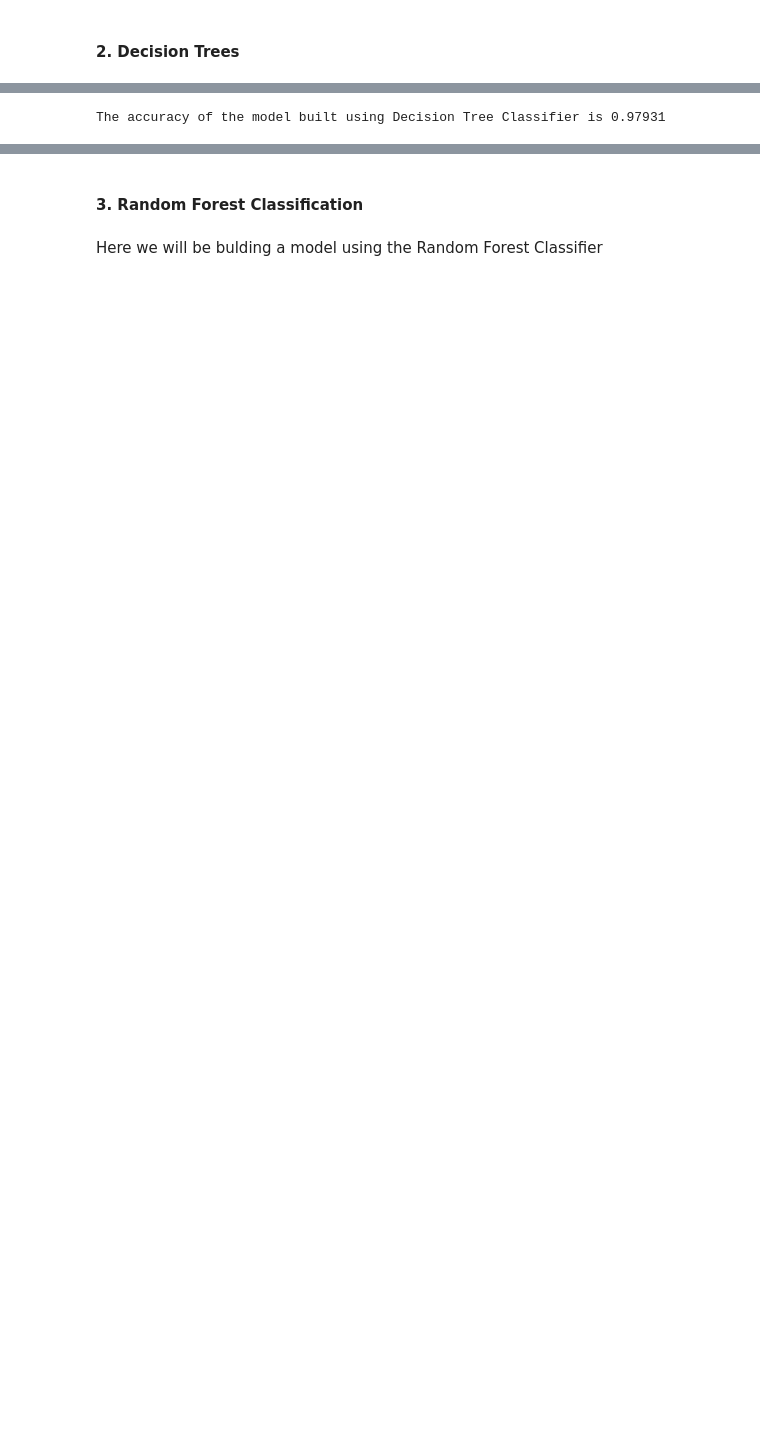
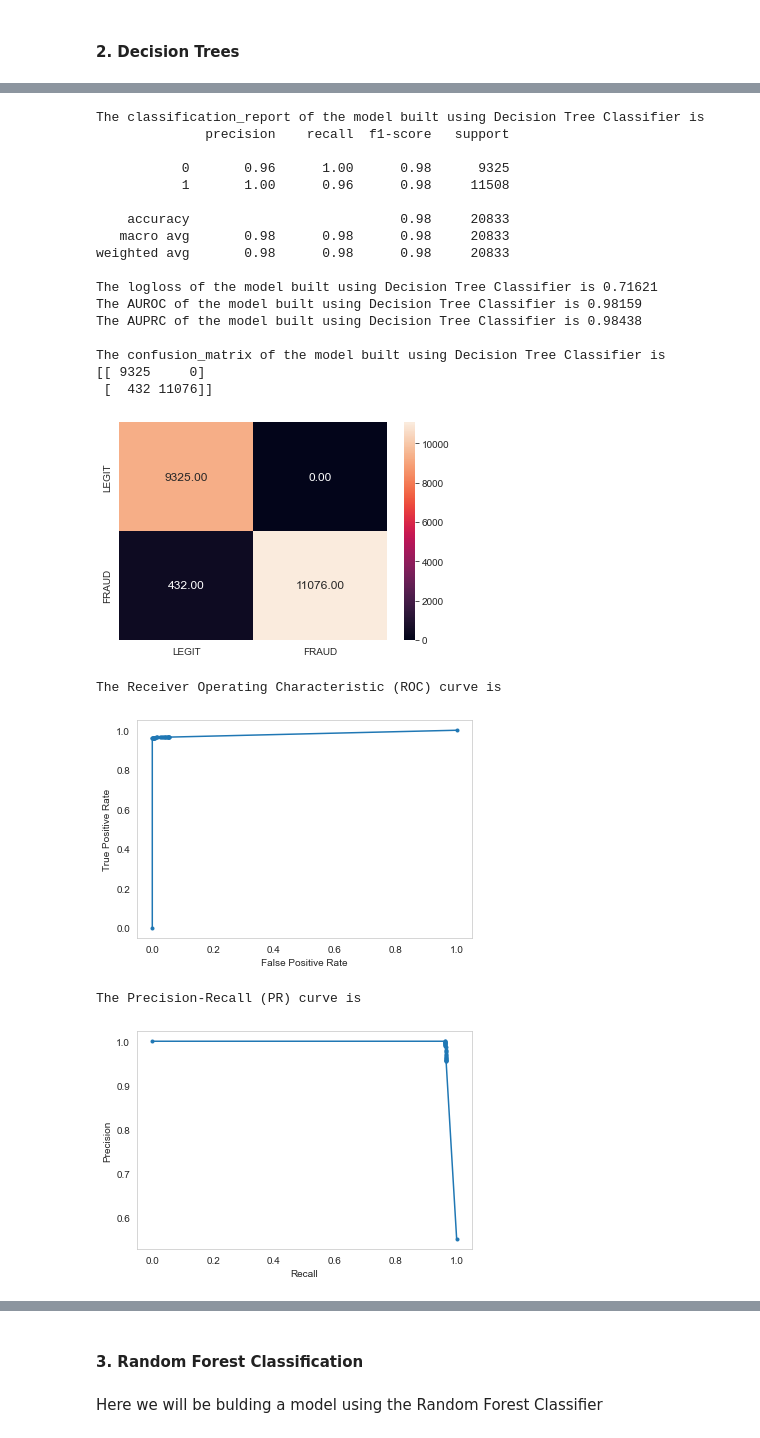
Before and after one commit to saitharun24/Fraud_detection, a Jupyter notebook: MLDM_Case Study.ipynb, the cells around one changed output, grey strips where cells are left out. Saved outputs shown, nothing was run; the diff lists cells and outputs as text; code cells hidden in the pictures; blank space fills up the shorter version.

```diff
--- a/MLDM_Case Study.ipynb
+++ b/MLDM_Case Study.ipynb
@@ -706,10 +846,38 @@ Here we will be bulding a model using the Decision Tree Classifier
 
 clf = tree.DecisionTreeClassifier(random_state=42)
 clf.fit(X_train, y_train)
+props = clf.predict_proba(X_test)[:,1]
 pred = clf.predict(X_test)
 # %%
 # Checking the accuracy of our model
 
-print(f"The accuracy of the model built using Decision Tree Classifier is {metrics.accuracy_score(y_test, pred):0.5f}")
+scores = performance_metrics(y_test, pred, props)
+print_metrics('Decision Tree', scores)
+
+
+# Displaying the confusion matrix as a heatmap, ROC curve and PR curve for visualization
+
+disp_graphs(scores['confusion_matrix'], y_test, props)
 # %% [output]
-The accuracy of the model built using Decision Tree Classifier is 0.97931
+The classification_report of the model built using Decision Tree Classifier is
+              precision    recall  f1-score   support
+
+           0       0.96      1.00      0.98      9325
+           1       1.00      0.96      0.98     11508
+
+    accuracy                           0.98     20833
+   macro avg       0.98      0.98      0.98     20833
+weighted avg       0.98      0.98      0.98     20833
+
+The logloss of the model built using Decision Tree Classifier is 0.71621
+The AUROC of the model built using Decision Tree Classifier is 0.98159
+The AUPRC of the model built using Decision Tree Classifier is 0.98438
+
+The confusion_matrix of the model built using Decision Tree Classifier is
+[[ 9325     0]
+ [  432 11076]]
+[figure, added]
+The Receiver Operating Characteristic (ROC) curve is
+[figure, added]
+The Precision-Recall (PR) curve is
+[figure, added]
```
Also changed, not shown: parts of 49 cells of this notebook.
